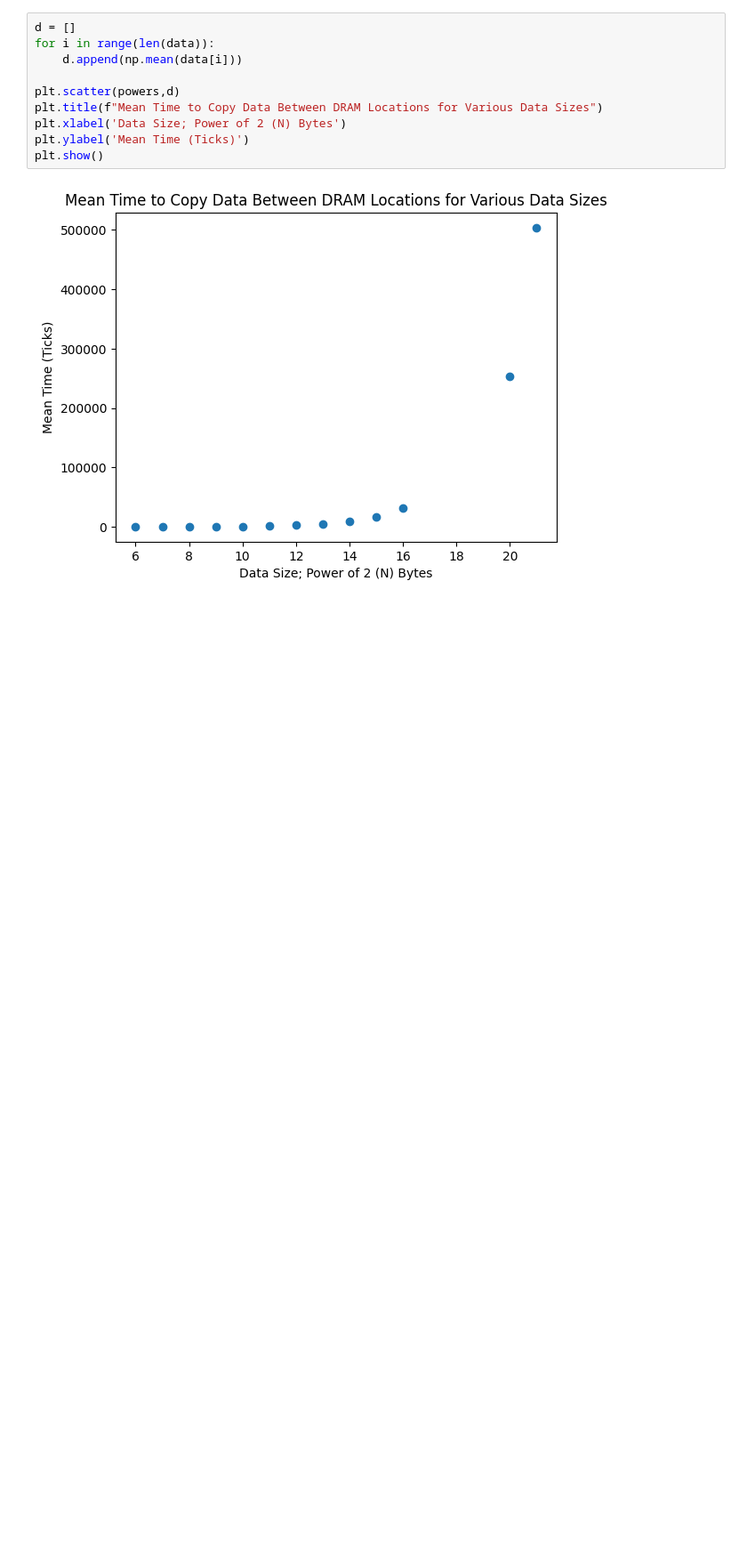
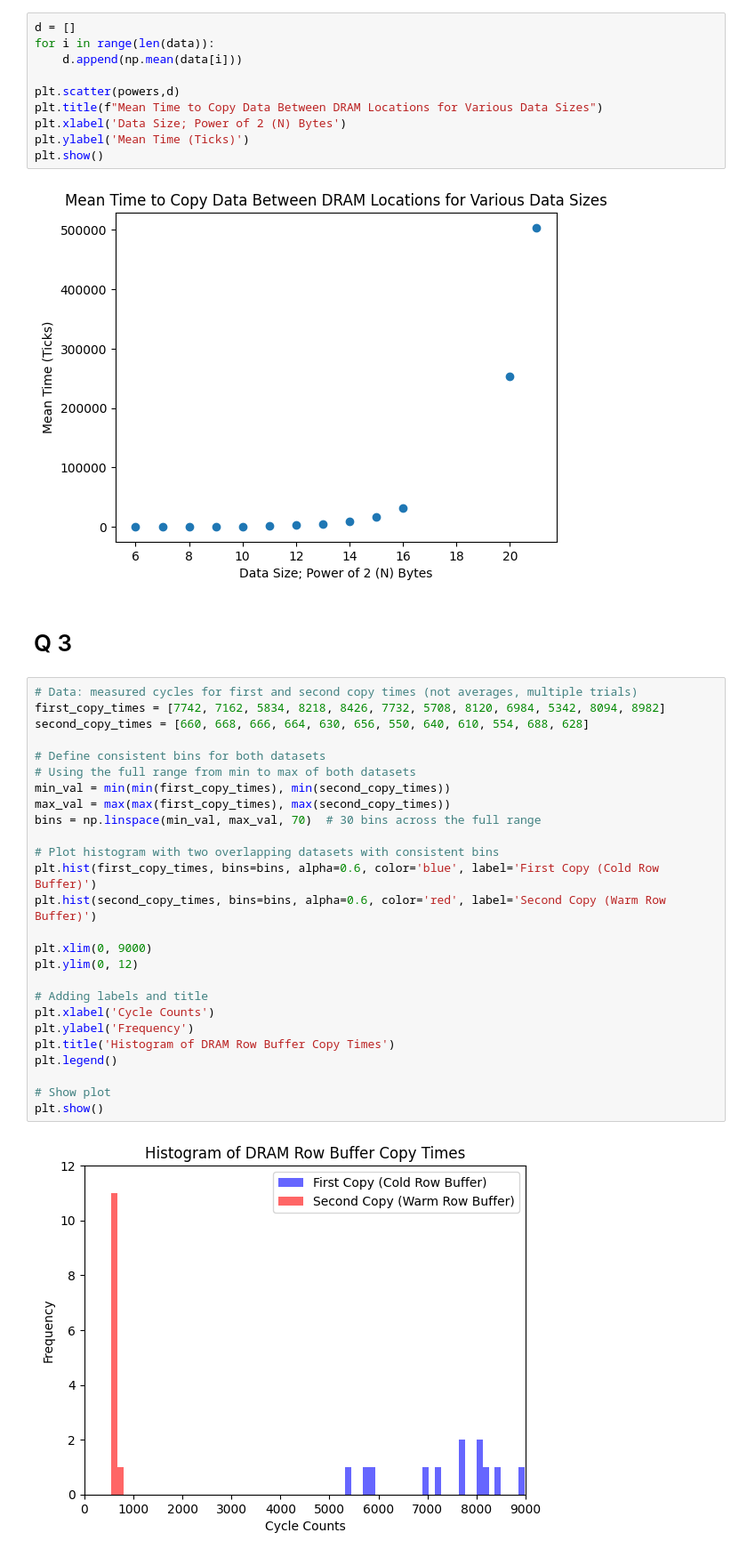
Before and after one commit to moisesmata/comp-arch-hw1, a Jupyter notebook: data_analysis.ipynb, the cells around one changed output. Shown at 89% size. Cells and saved outputs as stored; diff of their text form; blank space fills up the shorter version.

Commit message:
correct rog data

```diff
--- a/data_analysis.ipynb
+++ b/data_analysis.ipynb
@@ -65,3 +65,33 @@ plt.ylabel('Mean Time (Ticks)')
 plt.show()
 # %% [output]
 [figure]
+# %% [markdown]
+# Q 3
+# %%
+# Data: measured cycles for first and second copy times (not averages, multiple trials)
+first_copy_times = [7742, 7162, 5834, 8218, 8426, 7732, 5708, 8120, 6984, 5342, 8094, 8982]
+second_copy_times = [660, 668, 666, 664, 630, 656, 550, 640, 610, 554, 688, 628]
+
+# Define consistent bins for both datasets
+# Using the full range from min to max of both datasets
+min_val = min(min(first_copy_times), min(second_copy_times))
+max_val = max(max(first_copy_times), max(second_copy_times))
+bins = np.linspace(min_val, max_val, 70)  # 30 bins across the full range
+
+# Plot histogram with two overlapping datasets with consistent bins
+plt.hist(first_copy_times, bins=bins, alpha=0.6, color='blue', label='First Copy (Cold Row Buffer)')
+plt.hist(second_copy_times, bins=bins, alpha=0.6, color='red', label='Second Copy (Warm Row Buffer)')
+
+plt.xlim(0, 9000)
+plt.ylim(0, 12)
+
+# Adding labels and title
+plt.xlabel('Cycle Counts')
+plt.ylabel('Frequency')
+plt.title('Histogram of DRAM Row Buffer Copy Times')
+plt.legend()
+
+# Show plot
+plt.show()
+# %% [output]
+[figure, added]
```
Also changed, not shown: 3 other files.
